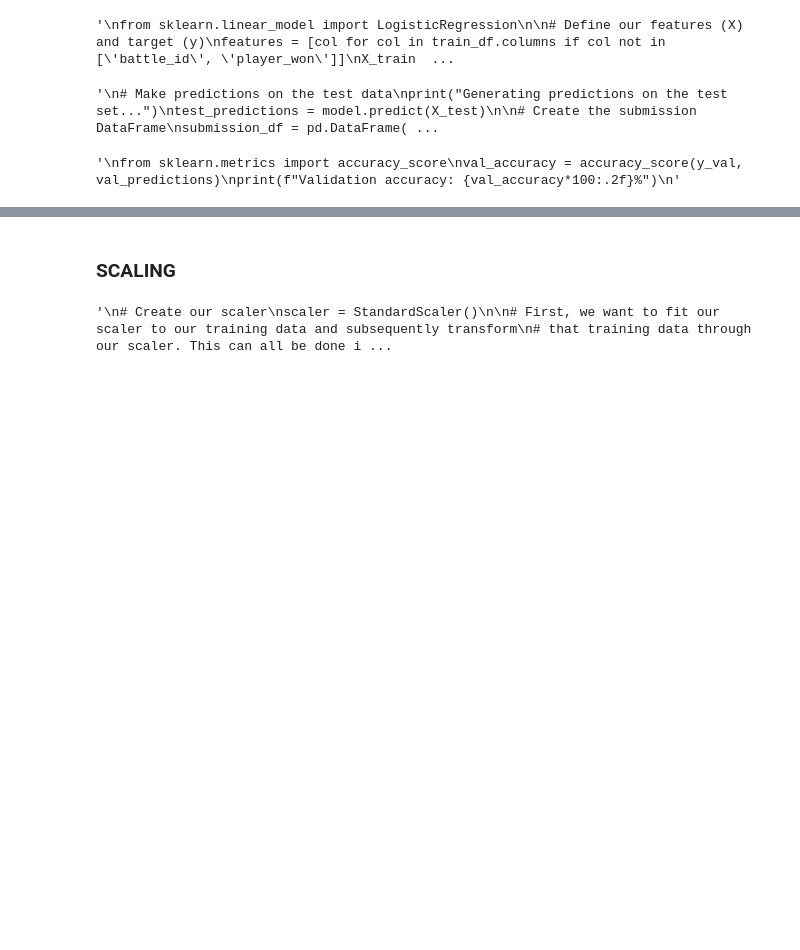
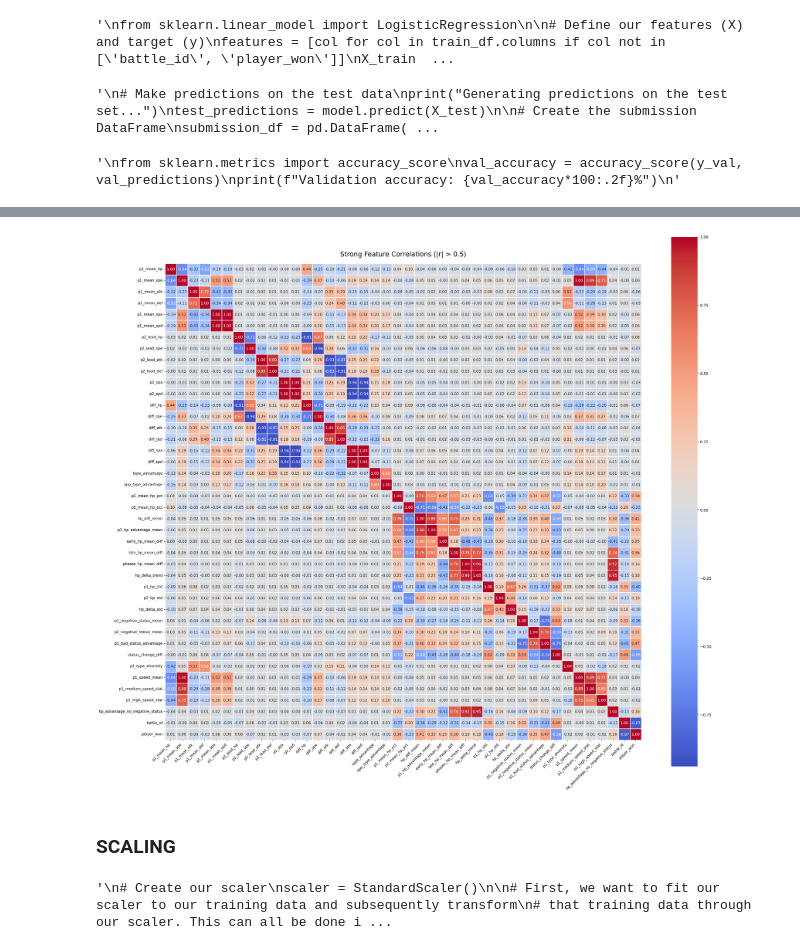
Before and after one commit to longlive-pandas/FDS_Kaggle_Competition, a Jupyter notebook: notebooks/main2.ipynb, the cells around one changed output, grey strips where cells are left out. Drawn from its saved outputs; the diff is of its cells as text; code cells hidden in the pictures; blank space fills up the shorter version.

Commit message:
fix varie e matrice correlazione (andrea)

```diff
--- a/notebooks/main2.ipynb
+++ b/notebooks/main2.ipynb
@@ -318,7 +331,16 @@ from sklearn.preprocessing import StandardScaler
 features = [col for col in train_df.columns if col not in ['battle_id', 'player_won']]
 X = train_df[features]
 y = train_df['player_won']
+corr_matrix = train_df.corr(numeric_only=True).round(2)
 
+
+pd.set_option('display.max_columns', None)   # mostra tutte le colonne
+pd.set_option('display.max_rows', None)      # mostra tutte le righe
+pd.set_option('display.width', 0)            # evita line wrapping
+pd.set_option('display.max_colwidth', None)  # mostra nomi completi delle colonne
+
+
+print("correlazione:\n",corr_matrix)
 """
 no, ora faccio k-fold cross validation (sotto)
 
@@ -332,3 +371,38 @@ X_train, X_val, y_train, y_val = train_test_split(
+# %%
+import seaborn as sns
+import matplotlib.pyplot as plt
+import numpy as np
+import pandas as pd
+
+# 1️⃣ Compute correlation matrix and filter strong correlations
+mask_strong = (corr_matrix.abs() > 0.5) & (corr_matrix.abs() < 1.0)
+strong_features = corr_matrix.columns[mask_strong.any()].tolist()
+subset_corr = corr_matrix.loc[strong_features, strong_features]
+
+# 2️⃣ Dynamically adjust figure size based on number of features
+n = len(subset_corr.columns)
+fig_width = max(12, n * 0.6)
+fig_height = max(10, n * 0.6)
+
+# 3️⃣ Plot with larger figure, higher DPI, and better layout
+plt.figure(figsize=(fig_width, fig_height), dpi=150)
+sns.heatmap(
+    subset_corr,
+    annot=True,
+    fmt=".2f",
+    cmap="coolwarm",
+    square=True,
+    linewidths=0.5,        # small grid lines for separation
+    cbar_kws={'shrink': 0.8}
+)
+
+plt.title("Strong Feature Correlations (|r| > 0.5)", fontsize=18, pad=20)
+plt.xticks(rotation=45, ha='right', fontsize=10)
+plt.yticks(rotation=0, fontsize=10)
+plt.tight_layout()
+plt.show()
+# %% [output]
+[figure, added]
 # %% [markdown]
 ### SCALING
 # %%
```
Also changed, not shown: parts of 3 cells of this notebook, 3 other files.
